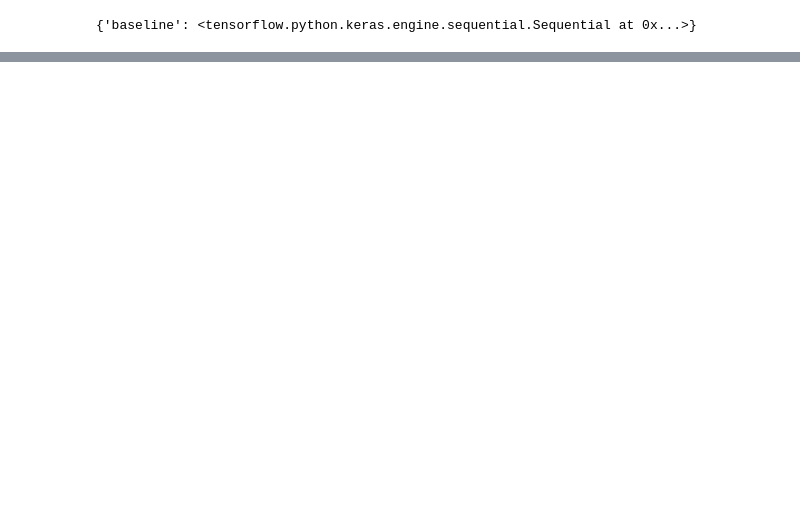
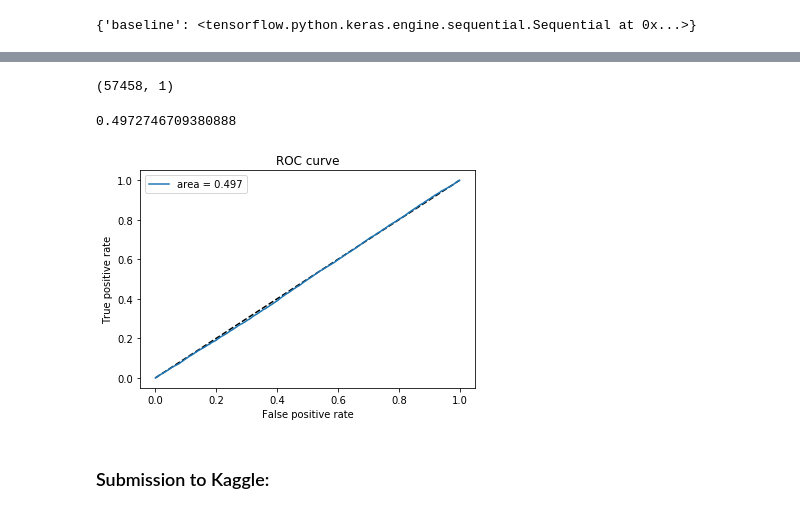
Before and after one commit to liminal-learner/cancer_detection, a Jupyter notebook: notebooks/2_Develop.ipynb, the cells around one changed output, grey strips where cells are left out. Cells and saved outputs as stored; diff of their text form; code cells hidden in the pictures; blank space fills up the shorter version.

Commit message:
Trained baseline model

```diff
--- a/notebooks/2_Develop.ipynb
+++ b/notebooks/2_Develop.ipynb
@@ -17,5 +15,0 @@ Using TensorFlow backend.
-# %%
-import tensorflow as tf
-config = tf.ConfigProto( device_count = {'GPU': 1 , 'CPU': 56} )
-sess = tf.Session(config=config)
-keras.backend.set_session(sess)
@@ -114,7 +83,7 @@ class ModelContainer:
         self.models = {}
         [self.add_model(model) for model in models]
 
-        self.best_model = None
+        self.best_model_name = None
         self.predictions = None
         self.roc_auc = {}
         self.val_roc_auc = {} # Validation set
@@ -137,26 +106,26 @@ class ModelContainer:
                             #use_multiprocessing=True,
                             callbacks = [checkpoint_cb, early_stopping_cb])
 
-        self.roc_auc[model.name] = history.history['binary_accuracy'][-1]
-        self.val_roc_auc[model.name] = history.history['val_binary_accuracy'][-1]
+        self.accuracy[model.name] = history.history['binary_accuracy'][-1]
+        self.val_accuracy[model.name] = history.history['val_binary_accuracy'][-1]
 
     def select_best_model(self):
         # Selects and saves the best model.
-        self.best_model = min(self.roc_auc, key=self.roc_auc.get)
+        self.best_model_name = min(self.roc_auc, key=self.roc_auc.get)
         # Save to file:
-        self.models[self.best_model].save(self.best_model.name + ".h5")
+        self.models[self.best_model_name].save(self.best_model_name + ".h5")
 
     def best_model_predict(self, data_gen):
-        self.predictions = self.models[self.best_model].predict(data_gen)
+        self.predictions = self.models[self.best_model_name].predict(data_gen)
 
     def print_summary(self):
         print('\nModel Summaries:\n')
         for model in self.models:
-            print('\n', model.name, '- ROC AUC:', models.roc_auc[model])
-            print('\n', model.name, '- Validation ROC AUC:', models.val_roc_auc[model])
+            print('\n', model.name, '- Binary Accuracy:', models.accuracy[model])
+            print('\n', model.name, '- Binary Validation Accuracy:', models.val_accuracy[model])
 
-        print('\nBest Model:\n', self.best_model)
-        print('\nROC AUC of Best Model\n', models.roc_auc[self.best_model])
+        print('\nBest Model:\n', self.best_model_name)
+        print('\nROC AUC of Best Model\n', models.roc_auc[self.best_model_name])
 # %% [markdown]
 ### Define parameters for this project & download the data from Kaggle:
 # %%
@@ -303,5 +270,2 @@ drwxr-xr-x 2 root root       4096 Oct 21 19:18 train_labels.csv
-# %%
-models.add_model(model2)
-models.train_model(data)
 # %%
 models.select_best_model()
@@ -349,0 +279,4 @@ y = model.predict(test_generator)
+# %%
+models.predictions.shape
+# %% [output]
+(57458, 1)
@@ -349,0 +285,19 @@ y = model.predict(test_generator)
+# %%
+false_pos_rate, true_pos_rate, thresholds = roc_curve(data.validation_generator.classes, models.predictions)
+auc_score = auc(false_pos_rate, true_pos_rate)
+auc_score
+# %% [output]
+0.4972746709380888
+# %%
+plt.figure(1)
+plt.plot([0, 1], [0, 1], 'k--')
+plt.plot(false_pos_rate, true_pos_rate, label='area = {:.3f}'.format(auc_score))
+plt.xlabel('False positive rate')
+plt.ylabel('True positive rate')
+plt.title('ROC curve')
+plt.legend(loc='best')
+plt.show()
+# %% [output]
+[figure, added]
+# %% [markdown]
+### Submission to Kaggle:
```
Also changed, not shown: parts of 25 cells of this notebook.
